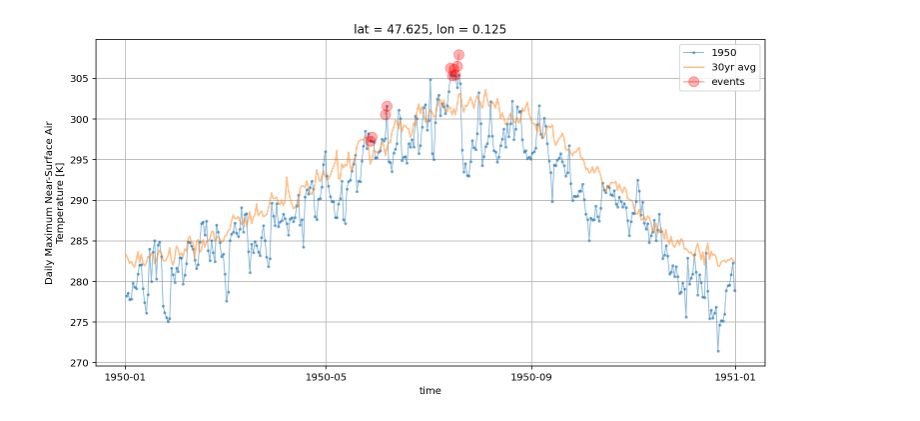
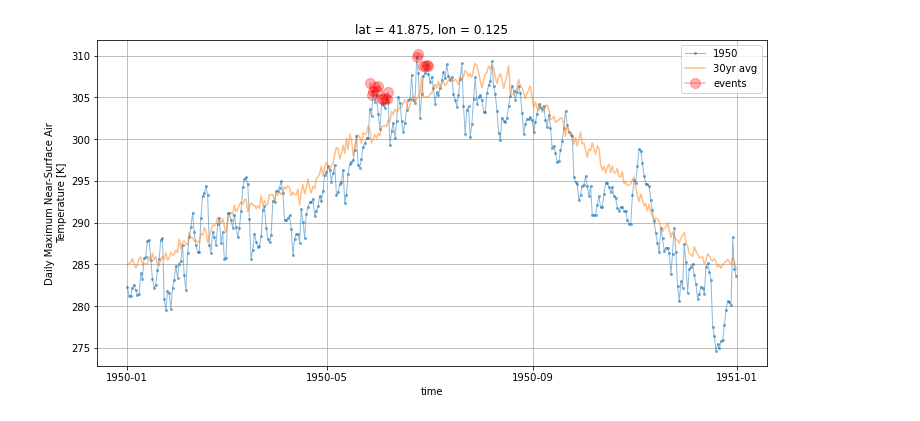
Before and after one commit to KorayKinik/heat-extremes-CMIP6, a Jupyter notebook: koray/Untitled7.ipynb, the cells around one changed output. Drawn from its saved outputs; the diff is of its cells as text; code cells hidden in the pictures.

```diff
--- a/koray/Untitled7.ipynb
+++ b/koray/Untitled7.ipynb
@@ -65,7 +63,7 @@ def print_stats(arr:np.ndarray) -> None:
     shp = arr_tmax3d.shape
     print(f"""processing.. year={year}, shape z,y,x={shp}, in-memory={size} GB""")
 # %%
-ds = xr.open_mfdataset('./BCSD/*.nc', concat_dim="time", combine="nested")
+ds = xr.open_mfdataset('Koray/tasmax_day_BCSD_historical_r1i1p1_inmcm4_1950.nc')
 ds
 
 # is on Dask, a file reading bug comes up. Below is a work around; kinda.
@@ -110,4 +108,5 @@ product :
 output
 # %%
 # Ravi's avg
-ds_avg = xr.open_dataset("./Avg_temp_max_CMIP5__30_yrs__1950_to_1979.nc")
+ds_avg = xr.open_dataset("Koray/Avg_temp_max_CMIP5__30_yrs__1950_to_1979.nc")
+ds_avg
@@ -152,35 +172,35 @@ def flag_heat_events(arr_tmax1d: np.array, arr_tavg1d:np.array) -> np.array:
 # %%
 # ################################
 # # Demonstarte the new algorithm makes sense
 # ################################
 
 # algorithm coefs:
 TEMP_DIFF_THRESHOLD = 2 # Celcius (or K)
 PERSISTED_FOR_MIN = 2 # days
 
-loc = geolocator.geocode("Seattle,USA")
+loc = geolocator.geocode("Chicago,USA")
 lat, lon = loc.latitude, loc.longitude
 year = '1950'
 
 ds_tasmax = ds.sel(time=year)['tasmax'].sel(lat=lat, lon=lon, method="nearest")
 
 ds_tasmax.plot(label=year, marker='o', markersize=2, linewidth=1, alpha=.5, figsize=(12,6))
 
 ax = plt.gca()
 timestamps = ds.sel(time=year)['time'].values
 arr_tavg1d = ds_avg['tasmaxavg'].sel(lat=lat, lon=lon, method="nearest").values
 
 ax.plot(timestamps, arr_tavg1d, label="30yr avg", alpha=.5)
 
 arr_heat1d = flag_heat_events(ds_tasmax.values, arr_tavg1d)
 
 ax.plot(timestamps, arr_tavg1d+arr_heat1d,
         label="events", marker='o', markersize=10, alpha=.3, color='r')
 
 ax.legend()
 ax.grid()
 # %% [output]
-[figure, old version]
+[figure, new version]
 # %%
 %%time
 print('started..')
```
Also changed, not shown: parts of 7 cells of this notebook.
